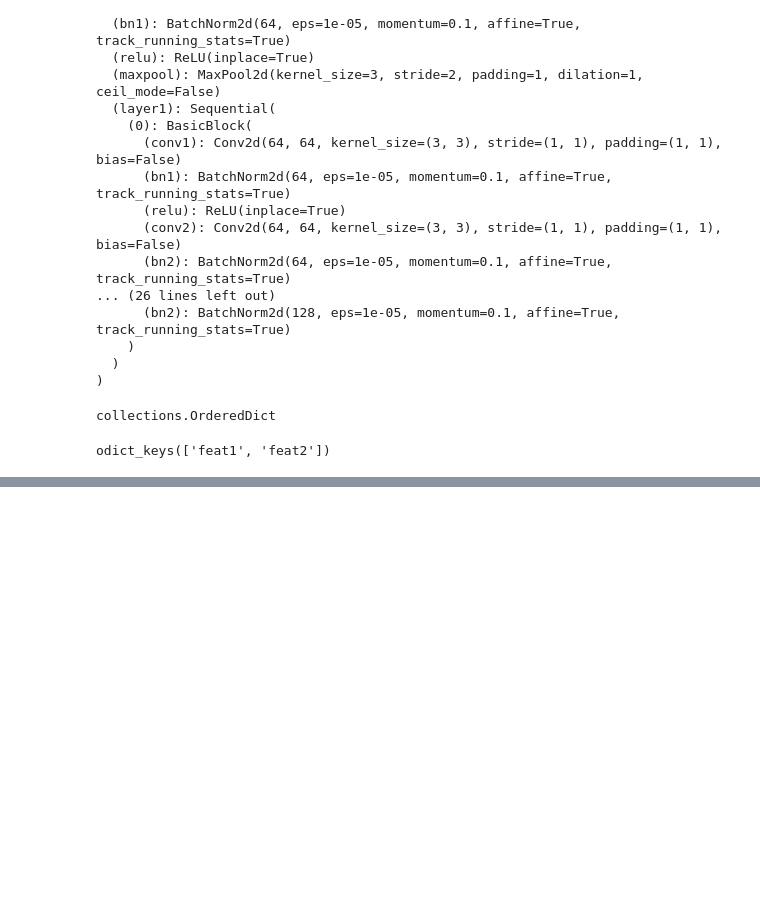
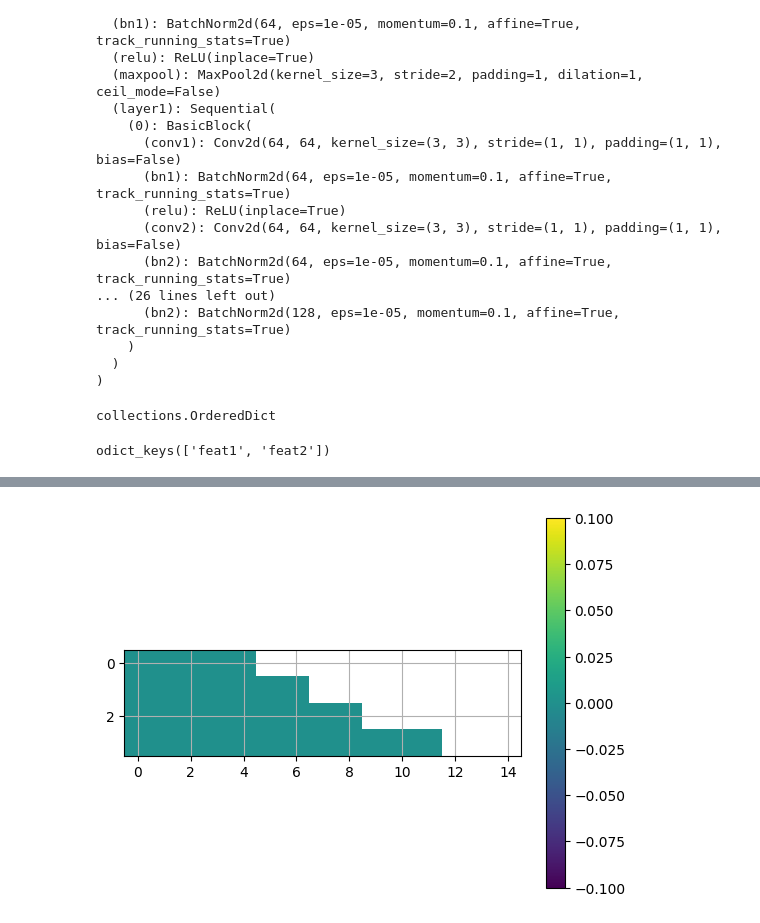
Before and after one commit to hjbiao09/detr, a Jupyter notebook: sandbox.ipynb, the cells around one changed output, grey strips where cells are left out. Cells and saved outputs as stored; diff of their text form; code cells hidden in the pictures; blank space fills up the shorter version.

```diff
--- a/sandbox.ipynb
+++ b/sandbox.ipynb
@@ -320,0 +347,4 @@ odict_keys(['feat1', 'feat2'])
+# %%
+key_padding_mask=torch.masked_fill(torch.zeros(N,S), key_padding_mask, float('-inf'))
+
+key_padding_mask
@@ -320,0 +356,10 @@ odict_keys(['feat1', 'feat2'])
+# %%
+vis_mask = key_padding_mask.cpu().numpy()
+# plot with grid and number
+plt.imshow(vis_mask)
+plt.colorbar()
+# plot gird wit
+plt.grid(True)
+plt.show()
+# %% [output]
+[figure, added]
```
Also changed, not shown: parts of 3 cells of this notebook, 1 other file.
